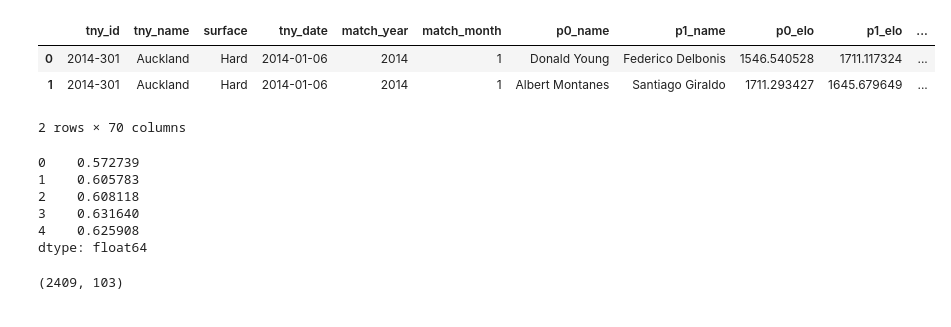
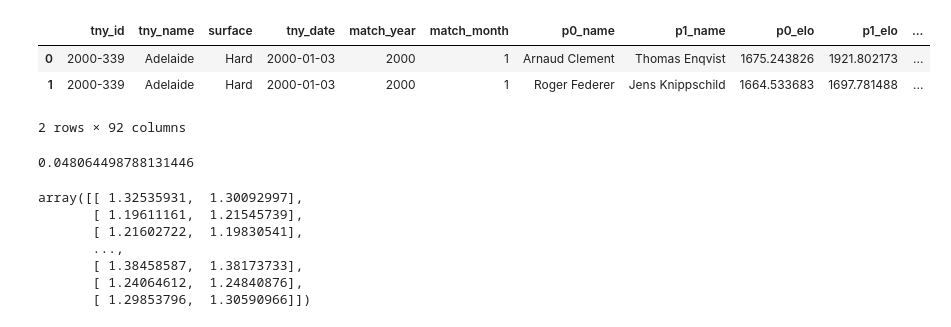
Before and after one commit to jgollub1/pbp_explorations, a Jupyter notebook: Elo Forecasting.ipynb, the cells around one changed output. Drawn from its saved outputs; the diff is of its cells as text; code cells hidden in the pictures.

```diff
--- a/Elo Forecasting.ipynb
+++ b/Elo Forecasting.ipynb
@@ -4,36 +6,24 @@
 # %%
 import sys
 sys.path.insert(0,'/Users/jacobgollub/Desktop/college (current)/research/pbp_explorations/scripts/sackmann')
 import tennisGameProbability,tennisMatchProbability,tennisSetProbability,tennisTiebreakProbability
 from tennisMatchProbability import matchProb
 from helper_functions import validate_results
 import pandas as pd
 import numpy as np
 from sklearn.metrics import log_loss,accuracy_score
 
 # can test this on our subset of 10,000 matches as well as all matches in the database:
-#df = pd.read_csv('../my_data/elo_pbp_with_surface_8_27.csv')
-df = pd.read_csv('../my_data/elo_atp_matches_21st_century_9_11.csv')
+df = pd.read_csv('../my_data/elo_atp_matches_all_10_1.csv')
 del df['Unnamed: 0']
 
 # currently looking at 2014 tour-level matches, excluding Davis Cup
-df = df[df['match_year']==2014].reset_index(drop=True)
+#df = df[df['match_year']==2014].reset_index(drop=True)
 #df = df[df['match_year'].isin([2013,2014,2015,2016])]
 df = df[df['tny_name']!='Davis Cup'].reset_index(drop=True)
 df.head(2)
 # %% [output]
 |  | tny_id | tny_name | surface | tny_date | match_year | match_month | p0_name | p1_name | p0_elo | p1_elo | ... |
-| 0 | 2014-301 | Auckland | Hard | 2014-01-06 | 2014 | 1 | Donald Young | Federico Delbonis | 1546.540528 | 1711.117324 | ... |
-| 1 | 2014-301 | Auckland | Hard | 2014-01-06 | 2014 | 1 | Albert Montanes | Santiago Giraldo | 1711.293427 | 1645.679649 | ... |
+| 0 | 2000-339 | Adelaide | Hard | 2000-01-03 | 2000 | 1 | Arnaud Clement | Thomas Enqvist | 1675.243826 | 1921.802173 | ... |
+| 1 | 2000-339 | Adelaide | Hard | 2000-01-03 | 2000 | 1 | Roger Federer | Jens Knippschild | 1664.533683 | 1697.781488 | ... |
-2 rows × 70 columns
+2 rows × 92 columns
-# %%
-p = .2
-w_s0 = (1-p)*df['p0_s_pct_JS'] + p*df['p0_sf_s_pct_JS']
-w_s0[:5]
-# %% [output]
-0    0.572739
-1    0.605783
-2    0.608118
-3    0.631640
-4    0.625908
-dtype: float64
@@ -54,14 +29,0 @@ for p in [.1,.2,.3,.4,.5,.6,.7,.8,.9]:
-# %%
-# generate match probabilities and z-scores for Klaassen method, with and w/o JS estimators
-df['match_prob_kls'] = [matchProb(row['p0_s_kls'],1-row['p1_s_kls']) for i,row in df.iterrows()]
-df['match_prob_kls_JS'] = [matchProb(row['p0_s_kls_JS'],1-row['p1_s_kls_JS']) for i,row in df.iterrows()]
-df['match_prob_sf_kls'] = [matchProb(row['p0_sf_s_kls'],1-row['p1_sf_s_kls']) for i,row in df.iterrows()]
-df['match_prob_sf_kls_JS'] = [matchProb(row['p0_sf_s_kls_JS'],1-row['p1_sf_s_kls_JS']) for i,row in df.iterrows()]
-#df['match_prob_s_kls'] = [matchProb(row['p0_s_s_kls'],1-row['p1_s_s_kls']) for i,row in df.iterrows()]
-
-from scipy.stats import norm
-for col in ['match_prob_kls','match_prob_kls_JS']:
-    df[col.replace('prob','z')] = norm.ppf(df[col])
-print df.shape
-# %% [output]
-(2409, 103)
@@ -67,0 +32,17 @@ print df.shape
+# %%
+np.mean(sub['p0_52_s_adj'])
+# %% [output]
+0.048064498788131446
+# %%
+s1 = df[u'p0_s_kls_adj_JS']+df[u'p1_s_kls_adj_JS']
+s2 = df[u'p0_s_kls']+df[u'p1_s_kls']
+
+np.array([s1,s2]).T[5:]
+# %% [output]
+array([[ 1.32535931,  1.30092997],
+       [ 1.19611161,  1.21545739],
+       [ 1.21602722,  1.19830541],
+       ...,
+       [ 1.38458587,  1.38173733],
+       [ 1.24064612,  1.24840876],
+       [ 1.29853796,  1.30590966]])
```
Also changed, not shown: parts of 24 cells of this notebook, 23 other files.
